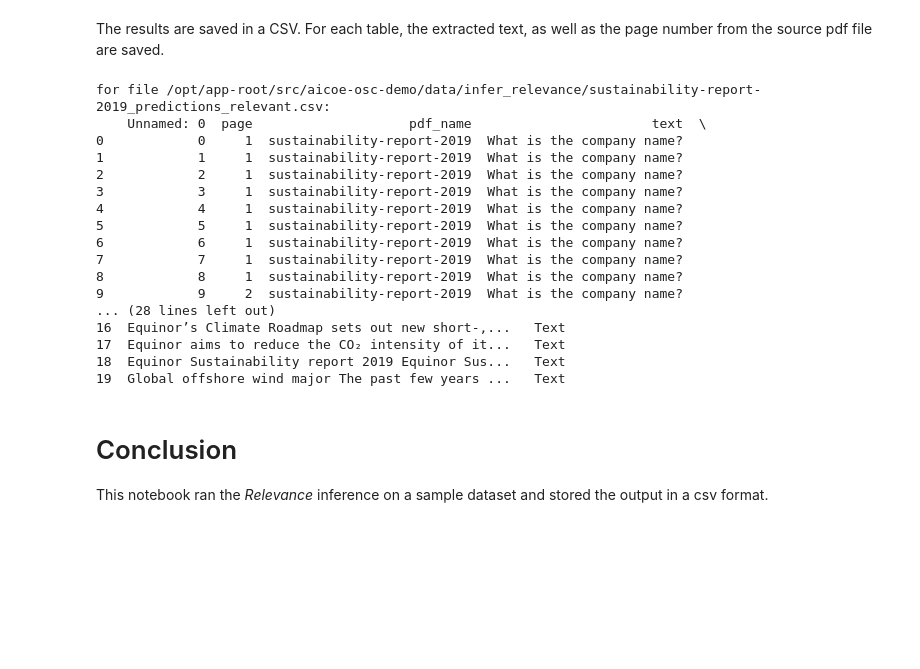
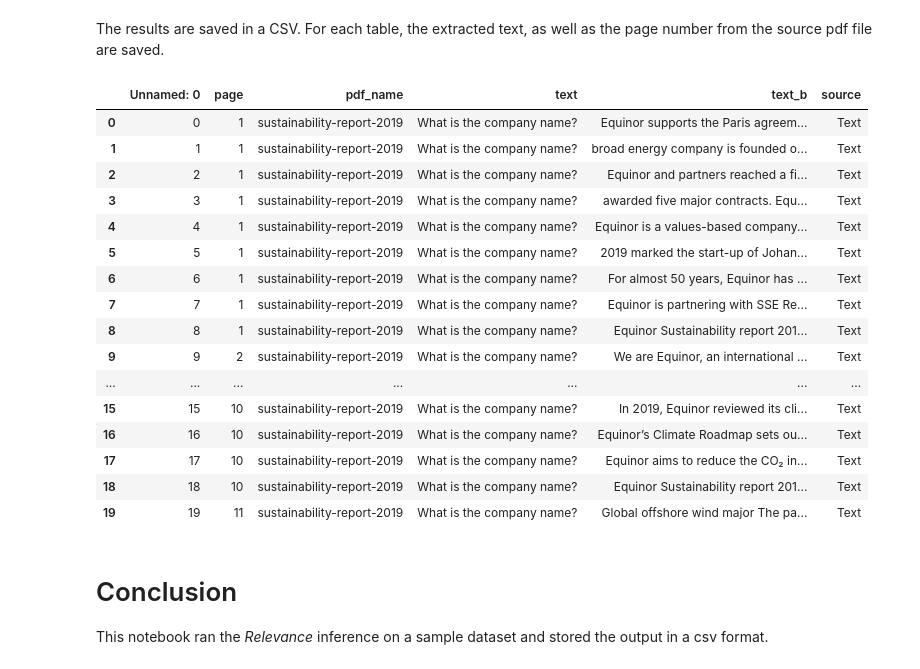
Before and after one commit to os-climate/aicoe-osc-demo, a Jupyter notebook: notebooks/demo2/infer_relevance.ipynb, the cells around one changed output. Drawn from its saved outputs; the diff is of its cells as text; code cells hidden in the pictures; blank space fills up the shorter version.

```diff
--- a/notebooks/demo2/infer_relevance.ipynb
+++ b/notebooks/demo2/infer_relevance.ipynb
@@ -138,30 +165,23 @@ component.run_folder()
 # %% [markdown]
 The results are saved in a CSV. For each table, the extracted text, as well as the page number from the source pdf file are saved.
 # %%
-csvfiles = [f for f in glob.glob(infer_config.result_dir['Text'] + "/*.csv")]
-for i in range(len(csvfiles)):
-    f = csvfiles[i]
-    df_table_results = pd.read_csv(f)
-    if i < 5:
-        print(f"for file {f}:")
-        print(df_table_results.head(20))
-    else:
-        print (f"and file {f} (len = {len(df_table_results)})")
+df_table_results = pd.read_csv(infer_config.result_dir['Text'] + "/sustainability-report-2019_predictions_relevant.csv")
+df_table_results.head(20)
 # %% [output]
-for file /opt/app-root/src/aicoe-osc-demo/data/infer_relevance/sustainability-report-2019_predictions_relevant.csv:
-    Unnamed: 0  page                    pdf_name                       text  \
-0            0     1  sustainability-report-2019  What is the company name?
-1            1     1  sustainability-report-2019  What is the company name?
-2            2     1  sustainability-report-2019  What is the company name?
-3            3     1  sustainability-report-2019  What is the company name?
-4            4     1  sustainability-report-2019  What is the company name?
-5            5     1  sustainability-report-2019  What is the company name?
-6            6     1  sustainability-report-2019  What is the company name?
-7            7     1  sustainability-report-2019  What is the company name?
-8            8     1  sustainability-report-2019  What is the company name?
-9            9     2  sustainability-report-2019  What is the company name?
-... (28 lines left out)
-16  Equinor’s Climate Roadmap sets out new short-,...   Text
-17  Equinor aims to reduce the CO₂ intensity of it...   Text
-18  Equinor Sustainability report 2019 Equinor Sus...   Text
-19  Global offshore wind major The past few years ...   Text
+|  | Unnamed: 0 | page | pdf_name | text | text_b | source |
+| 0 | 0 | 1 | sustainability-report-2019 | What is the company name? | Equinor supports the Paris agreem... | Text |
+| 1 | 1 | 1 | sustainability-report-2019 | What is the company name? | broad energy company is founded o... | Text |
+| 2 | 2 | 1 | sustainability-report-2019 | What is the company name? | Equinor and partners reached a fi... | Text |
+| 3 | 3 | 1 | sustainability-report-2019 | What is the company name? | awarded five major contracts. Equ... | Text |
+| 4 | 4 | 1 | sustainability-report-2019 | What is the company name? | Equinor is a values-based company... | Text |
+| 5 | 5 | 1 | sustainability-report-2019 | What is the company name? | 2019 marked the start-up of Johan... | Text |
+| 6 | 6 | 1 | sustainability-report-2019 | What is the company name? | For almost 50 years, Equinor has ... | Text |
+| 7 | 7 | 1 | sustainability-report-2019 | What is the company name? | Equinor is partnering with SSE Re... | Text |
+| 8 | 8 | 1 | sustainability-report-2019 | What is the company name? | Equinor Sustainability report 201... | Text |
+| 9 | 9 | 2 | sustainability-report-2019 | What is the company name? | We are Equinor, an international ... | Text |
+| ... | ... | ... | ... | ... | ... | ... |
+| 15 | 15 | 10 | sustainability-report-2019 | What is the company name? | In 2019, Equinor reviewed its cli... | Text |
+| 16 | 16 | 10 | sustainability-report-2019 | What is the company name? | Equinor’s Climate Roadmap sets ou... | Text |
+| 17 | 17 | 10 | sustainability-report-2019 | What is the company name? | Equinor aims to reduce the CO₂ in... | Text |
+| 18 | 18 | 10 | sustainability-report-2019 | What is the company name? | Equinor Sustainability report 201... | Text |
+| 19 | 19 | 11 | sustainability-report-2019 | What is the company name? | Global offshore wind major The pa... | Text |
```
Also changed, not shown: parts of 9 cells of this notebook, 9 other files.
